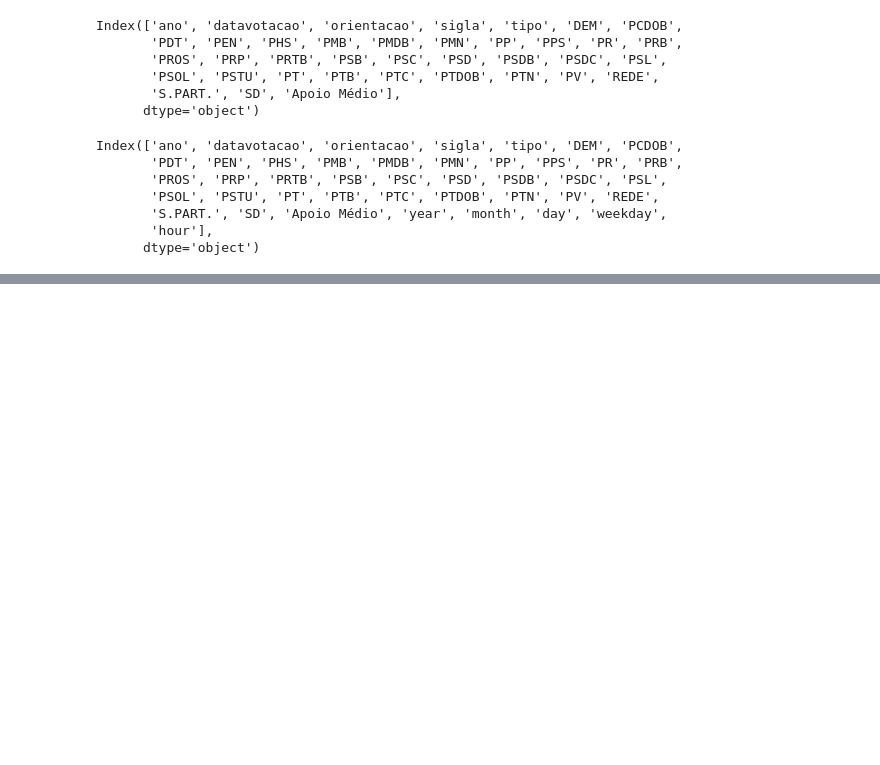
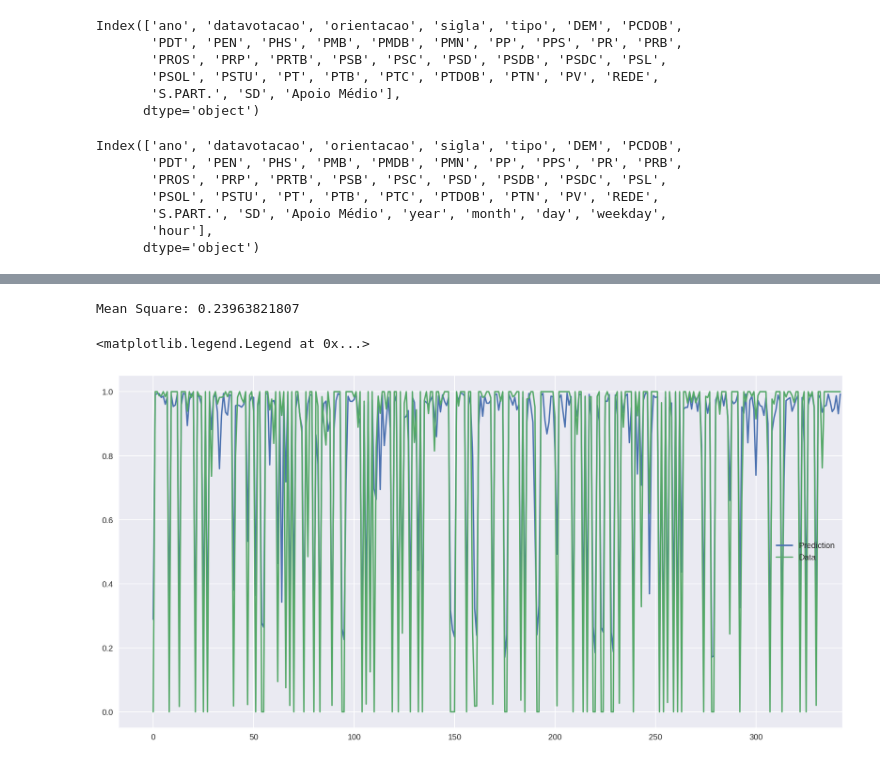
Before and after one commit to lucasmeirelesta/cn-indicadores, a Jupyter notebook: indicadores_analise_neural.ipynb, the cells around one changed output, grey strips where cells are left out. Drawn from its saved outputs; the diff is of its cells as text; code cells hidden in the pictures; blank space fills up the shorter version.

Commit message:
NeuralNet

```diff
--- a/indicadores_analise_neural.ipynb
+++ b/indicadores_analise_neural.ipynb
@@ -83,0 +148,24 @@ Index(['ano', 'datavotacao', 'orientacao', 'sigla', 'tipo', 'DEM', 'PCDOB',
+# %%
+# Define the neural network
+def build_model():
+    # This resets all parameters and variables, leave this here
+    tf.reset_default_graph()
+
+    # Inputs
+    net = tflearn.input_data([None, analise_train_features.shape[1]])
+
+    # Hidden layer(s)
+    net = tflearn.fully_connected(net, 16, activation='ReLU')
+#    net = tflearn.fully_connected(net, 16, activation='ReLU')
+    net = tflearn.dropout(net, 0.80)
+
+    # Output layer and training model
+    net = tflearn.fully_connected(net, 1, activation='sigmoid')
+    net = tflearn.regression(net, optimizer='sgd', learning_rate=0.1, loss="mean_square")
+
+    model = tflearn.DNN(net)
+    return model
+
+model = build_model()
+# %%
+model.fit(analise_train_features, analise_train_pt, validation_set=0.1, show_metric=True, batch_size=80, n_epoch=30)
@@ -83,0 +178,26 @@ Index(['ano', 'datavotacao', 'orientacao', 'sigla', 'tipo', 'DEM', 'PCDOB',
+# %%
+from sklearn.metrics import log_loss
+# Compare the labels that our model predicts with the actual labels
+
+# Find the indices of the most confident prediction for each item. That tells us the predicted digit for that sample.
+predictions = np.array(model.predict(analise_test_features))
+
+# Calculate the accuracy, which is the percentage of times the predicated labels matched the actual labels
+print("Mean Square:", np.mean((analise_test_pt - predictions)**2))
+# %% [output]
+Mean Square: 0.23963821807
+# %%
+%matplotlib inline
+%config InlineBackend.figure_format = 'retina'
+
+import matplotlib.pyplot as plt
+
+fig, ax = plt.subplots(figsize=(16,8))
+
+ax.plot(predictions, label='Prediction')
+ax.plot(analise_test_pt, label='Data')
+ax.set_xlim(right=len(predictions))
+ax.legend()
+# %% [output]
+<matplotlib.legend.Legend at 0x...>
+[figure, added]
```
Also changed, not shown: parts of 9 cells of this notebook.
